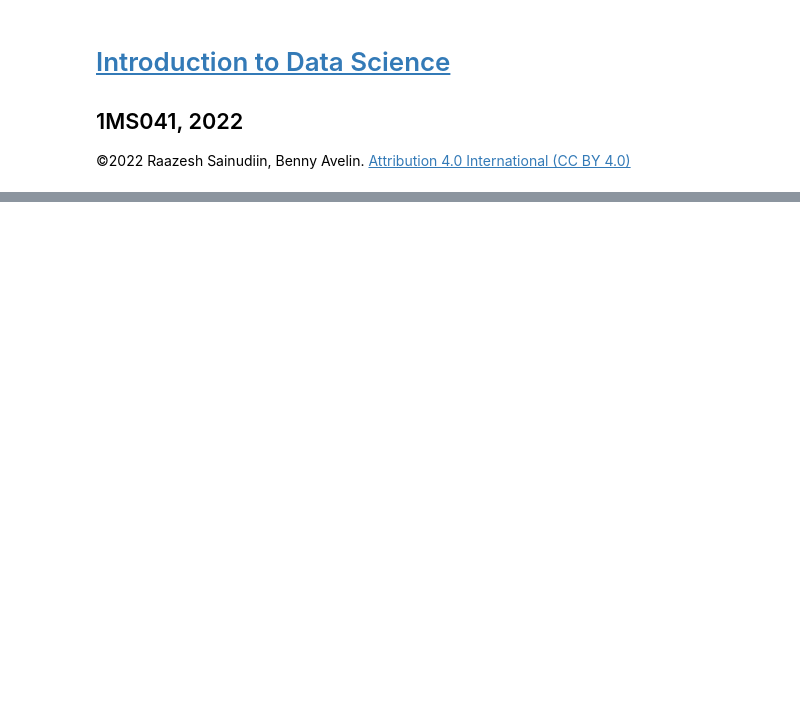
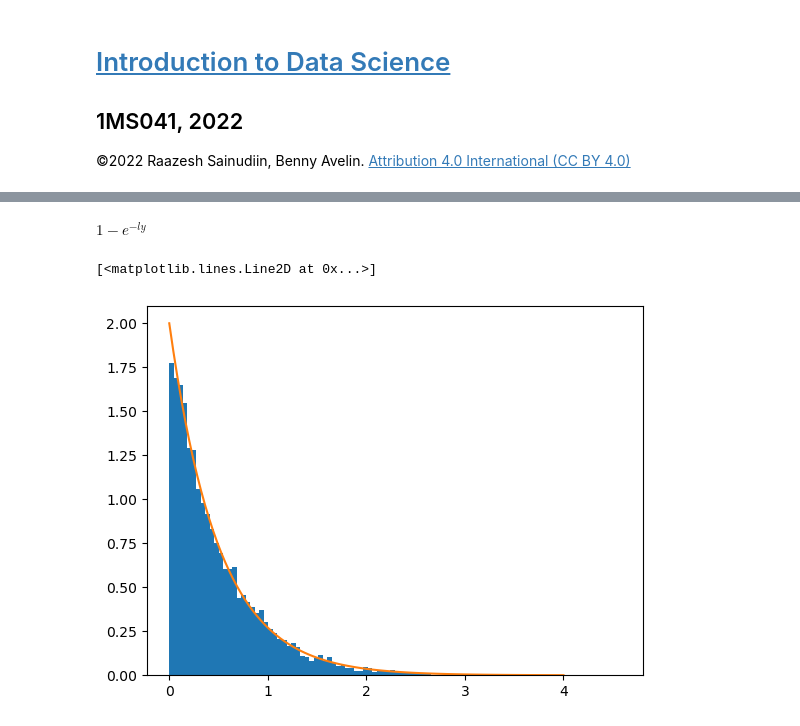
Before and after one commit to datascience-intro/1MS041-2022, a Jupyter notebook: notebooks/03-ProbSS2.ipynb, the cells around one changed output, grey strips where cells are left out. Drawn from its saved outputs; the diff is of its cells as text; code cells hidden in the pictures; blank space fills up the shorter version.

```diff
--- a/notebooks/03-ProbSS2.ipynb
+++ b/notebooks/03-ProbSS2.ipynb
@@ -10,0 +13,2 @@ showURL('https://en.wikipedia.org/wiki/Normal_distribution')
+# %%
+lam = 2
@@ -10,0 +30,4 @@ showURL('https://en.wikipedia.org/wiki/Normal_distribution')
+# %%
+f_y
+# %% [output]
+$\displaystyle 1 - e^{- l y}$
@@ -11,3 +38,15 @@ showURL('https://en.wikipedia.org/wiki/Normal_distribution')
+# %%
+x = np.random.uniform(0,1,10000)
+# %%
+y = -(1/lam)*np.log(-x+1)
+# %%
+import matplotlib.pyplot as plt
+_=plt.hist(y,density=True,bins=100)
+z = np.linspace(0,4,100)
+plt.plot(z,lam*np.exp(-lam*z))
+# %% [output]
+[<matplotlib.lines.Line2D at 0x...>]
+[figure, added]
 # %%
 showURL('https://www.sympy.org/en/index.html')
 # %% [output]
```
Also changed, not shown: parts of 26 cells of this notebook, 3 other files.
